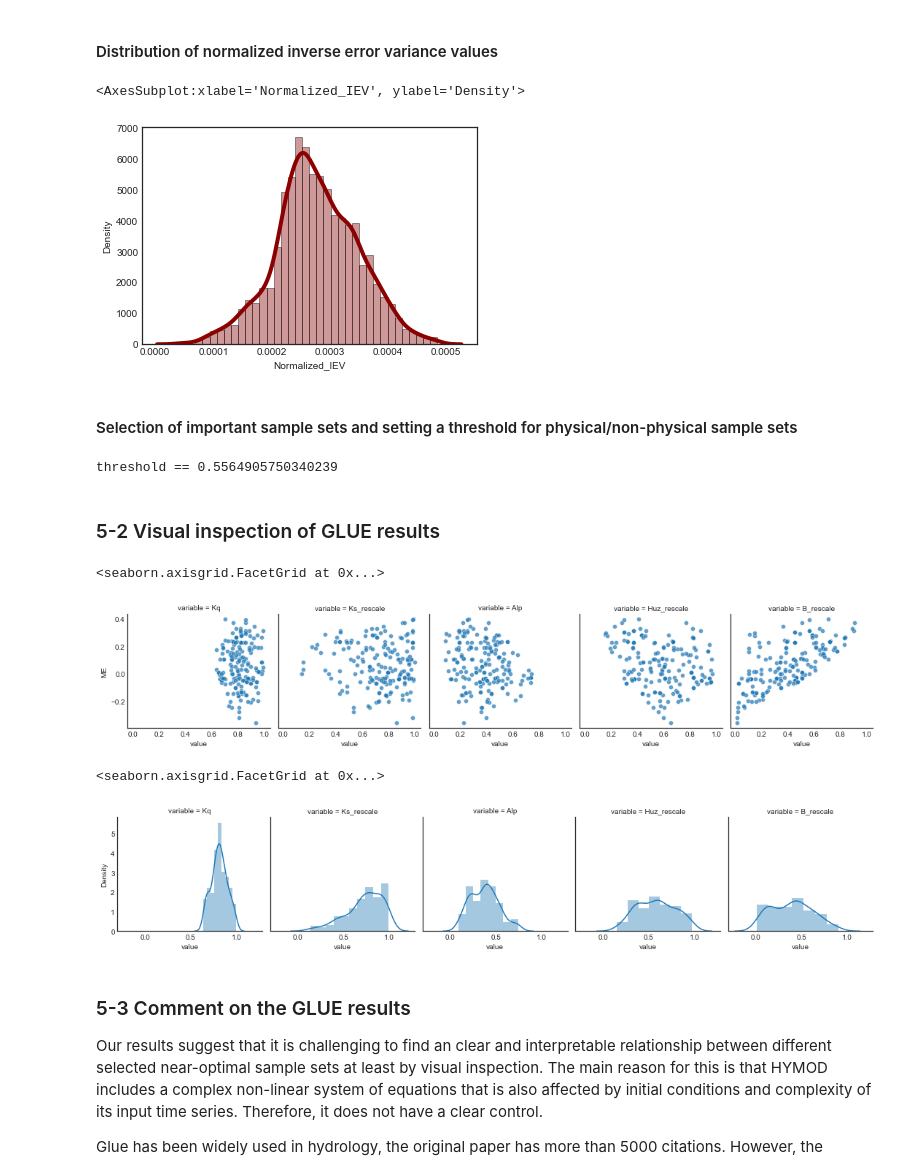
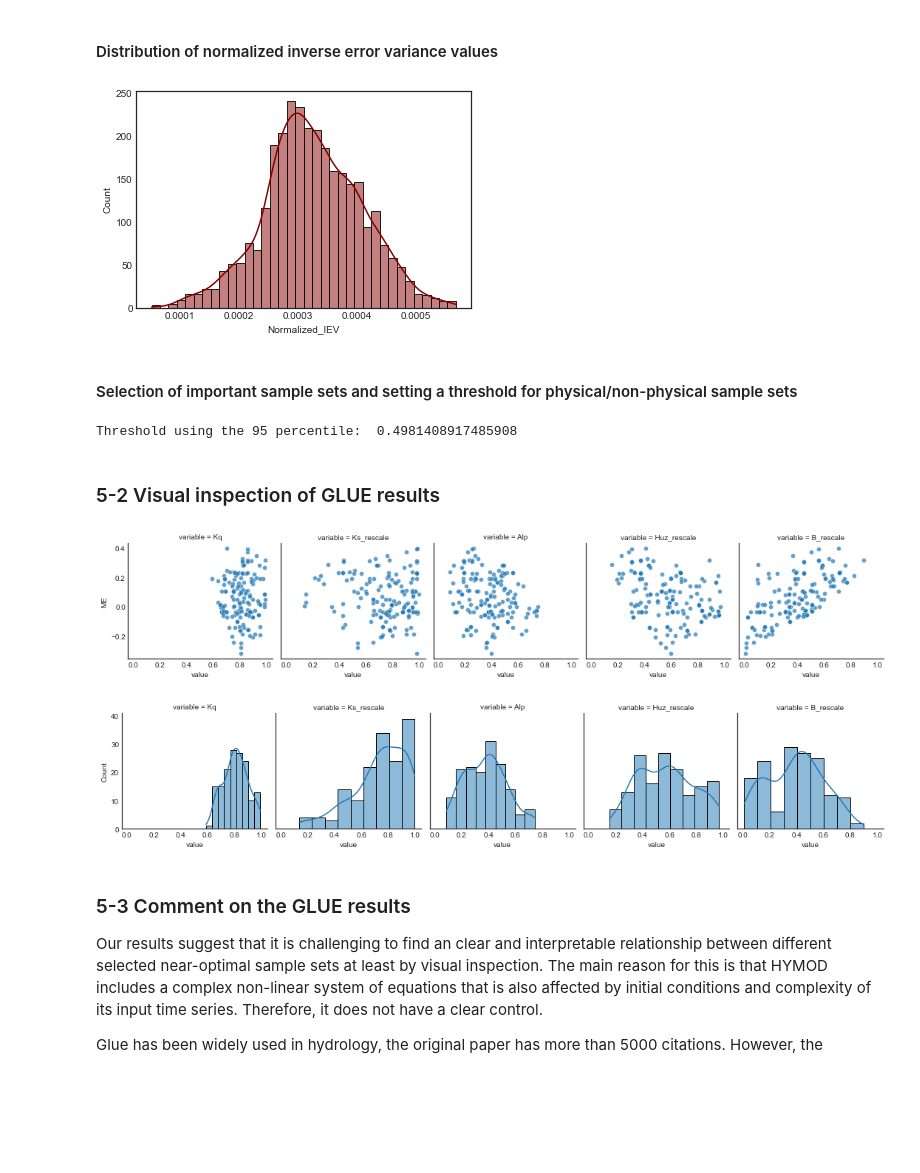
Before and after one commit to IMMM-SFA/msd_uncertainty_ebook, a Jupyter notebook: notebooks/hymod.ipynb, the cells around one changed output. Drawn from its saved outputs; the diff is of its cells as text; code cells hidden in the pictures; blank space fills up the shorter version.

```diff
--- a/notebooks/hymod.ipynb
+++ b/notebooks/hymod.ipynb
@@ -538,11 +538,9 @@ where *SSR* is the sum of squared residuals; $n$ is the number of samples; and $
 #  T=infinity means that all sample sets have the same probability
 T= 0.70
 
-some_shape = df_metrics_SA.loc[:,"SSR"].shape[0]-2
-
 # calculate metrics from Beven and Binley, 1992
 df_metrics_SA["SSR"] = df_metrics_SA["RMSE"]**2 * 3650
-df_metrics_SA["InverseErrorVariance"] = (df_metrics_SA["SSR"] / some_shape)**(-T)
+df_metrics_SA["InverseErrorVariance"] = (df_metrics_SA["SSR"] / df_metrics_SA.shape[0])**(-T)
 df_metrics_SA["Normalized_IEV"] = df_metrics_SA["InverseErrorVariance"] / df_metrics_SA["InverseErrorVariance"].sum()
 
 # convert array to dataframe
@@ -553,3 +551,6 @@ concat_df = pd.concat([df_metrics_SA, param_values_hymod_df], axis=1)
 concat_df["Ks_rescale"] = concat_df["Ks"] / 0.1
 concat_df["Huz_rescale"] = concat_df["Huz"] / 500
 concat_df["B_rescale"] = concat_df["B"] / 2
+
+# display the first 5 rows of the dataframe
+df_metrics_SA.head()
@@ -579,17 +575,14 @@ sns.distplot(df_metrics_SA["InverseErrorVariance"],
 # %% [markdown]
 #### Distribution of normalized inverse error variance values
 # %%
-# density Plot and Histogram of all arrival delays
-sns.distplot(df_metrics_SA["Normalized_IEV"],
-             hist=True,
-             kde=True,
-             bins=int(180/5),
-             color='darkred',
-             hist_kws={'edgecolor':'black'},
-             kde_kws={'linewidth': 4})
+# density plot and histogram of the normalized inverse error variance
+h = sns.histplot(data=df_metrics_SA,
+                 x="Normalized_IEV",
+                 kde=True,
+                 bins=int(180/5),
+                 color='darkred')
 # %% [output]
-<AxesSubplot:xlabel='Normalized_IEV', ylabel='Density'>
-[figure, old version]
+[figure, new version]
 # %% [markdown]
 #### Selection of important sample sets and setting a threshold for physical/non-physical sample sets
 # %%
@@ -602,7 +595,7 @@ print(f"Threshold using the {percentile} percentile:  {threshold}")
 # select values greater than the threshold
 selected_values = concat_df[concat_df["InverseErrorVariance"] > threshold]
 # %% [output]
-threshold == 0.5564905750340239
+Threshold using the 95 percentile:  0.4981408917485908
 # %% [markdown]
 ### 5-2 Visual inspection of GLUE results
 # %%
@@ -615,24 +608,17 @@ to_plot = pd.melt(selected_values,
 g = sns.FacetGrid(to_plot, col="variable")
 
 # map the scatter plots to the facet grid panels
-g.map(sns.scatterplot, "value", "ME",  alpha=0.7)
-
-g.add_legend()
+gf = g.map(sns.scatterplot, "value", "ME",  alpha=0.7)
 # %% [output]
-<seaborn.axisgrid.FacetGrid at 0x...>
-[figure, old version]
+[figure, new version]
 # %%
 # build a plot with multiple panels of histogram plots where ME is the target metric
-g_2 = sns.FacetGrid(to_plot, col="variable")
+g = sns.FacetGrid(to_plot, col="variable")
 
 # map the plots to the facet grid panels
-g_2.map(sns.distplot, "value")
-
-
-g_2.add_legend()
+gf = g.map(sns.histplot, "value", kde=True)
 # %% [output]
-<seaborn.axisgrid.FacetGrid at 0x...>
-[figure, old version]
+[figure, new version]
 # %% [markdown]
 ### 5-3 Comment on the GLUE results
 
```
Also changed, not shown: parts of 12 cells of this notebook, 1 other file.
